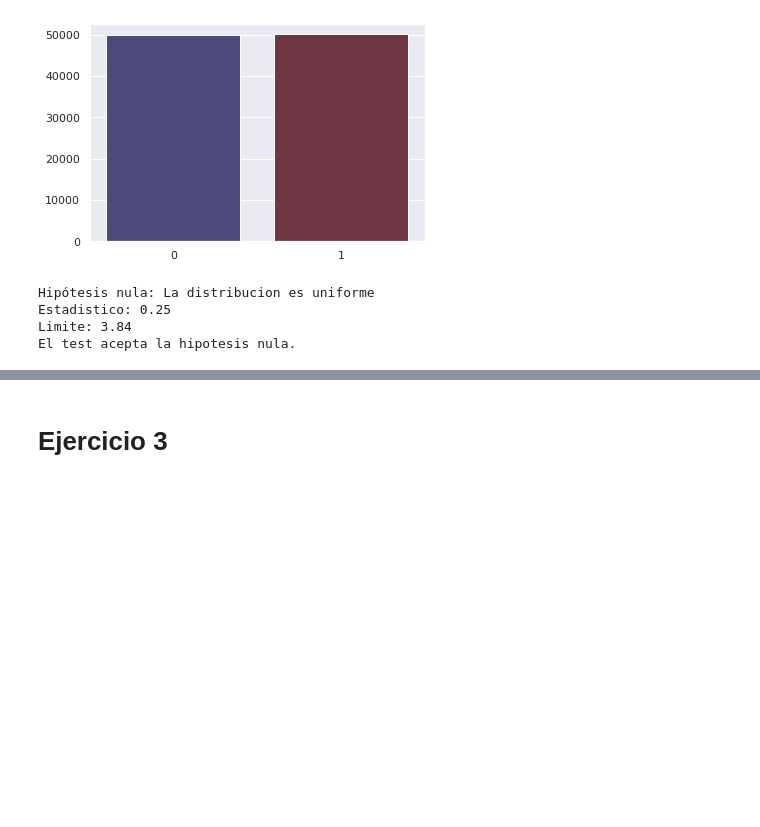
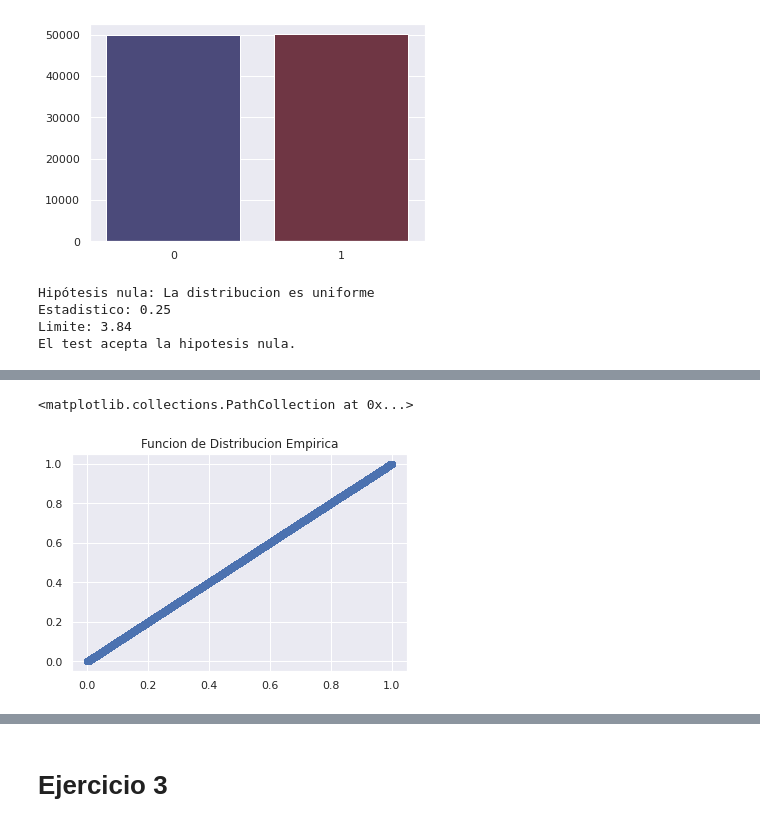
Before and after one commit to mateocapon/simulacion_tp1, a Jupyter notebook: TP1.ipynb, the cells around one changed output, grey strips where cells are left out. Cells and saved outputs as stored; diff of their text form; code cells hidden in the pictures; blank space fills up the shorter version.

```diff
--- a/TP1.ipynb
+++ b/TP1.ipynb
@@ -345,0 +352,10 @@ El test acepta la hipotesis nula.
+# %%
+n = 200000
+muestra = generarRandomNormalizada(n)
+muestra = np.sort(muestra)
+y = np.arange(1,n+1)/n
+plt.title('Funcion de Distribucion Empirica')
+plt.scatter(muestra, y )
+# %% [output]
+<matplotlib.collections.PathCollection at 0x...>
+[figure, added]
```
Also changed, not shown: parts of 9 cells of this notebook.
